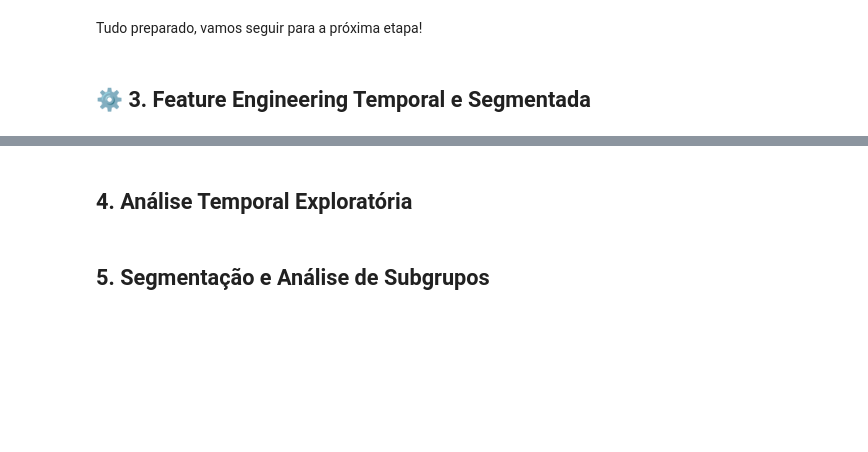
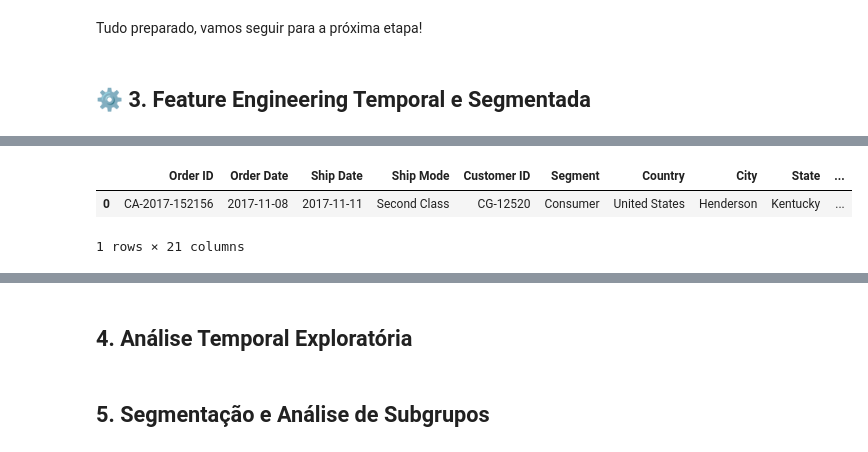
Before and after one commit to benzerinsio/SalesPatterns-EDA, a Jupyter notebook: EDA-SalesPattern.ipynb, the cells around one changed output, grey strips where cells are left out. Cells and saved outputs as stored; diff of their text form; code cells hidden in the pictures; blank space fills up the shorter version.

```diff
--- a/EDA-SalesPattern.ipynb
+++ b/EDA-SalesPattern.ipynb
@@ -331,6 +331,12 @@ Escolhi a primeira abordagem por priorizar a análise dos dados: ela permite com
 # Creating two datasets
 df_outliers = df[df['Sales'] > upper_bound]  # Dataset with upper outliers
 df_typical = df[df['Sales'] <= upper_bound]  # Dataset with typical values
+
+# Resetting index for the outliers dataset
+df_outliers.reset_index(drop=True, inplace=True)  # Reindex outliers subset
+
+# Resetting index for the typical dataset
+df_typical.reset_index(drop=True, inplace=True)  # Reindex typical values subset
 # %% [markdown]
 Tudo preparado, vamos seguir para a próxima etapa!
 # %% [markdown]
@@ -337,0 +350,10 @@ Tudo preparado, vamos seguir para a próxima etapa!
+# %%
+# Function to update df_outliers and df_typical based on df
+def update_subsets(df):
+    Q1 = df['Sales'].quantile(0.25)
+    Q3 = df['Sales'].quantile(0.75)
+    IQR = Q3 - Q1
+    upper_bound = Q3 + 1.5 * IQR
+    df_outliers = df[df['Sales'] > upper_bound].reset_index(drop=True)  # Outliers subset
+    df_typical = df[df['Sales'] <= upper_bound].reset_index(drop=True)  # Typical subset
+    return df_outliers, df_typical
@@ -337,0 +404,7 @@ Tudo preparado, vamos seguir para a próxima etapa!
+# %%
+# Checking
+df_outliers.head(1)
+# %% [output]
+|  | Order ID | Order Date | Ship Date | Ship Mode | Customer ID | Segment | Country | City | State | ... |
+| 0 | CA-2017-152156 | 2017-11-08 | 2017-11-11 | Second Class | CG-12520 | Consumer | United States | Henderson | Kentucky | ... |
+1 rows × 21 columns
```
Also changed, not shown: parts of 14 cells of this notebook.
